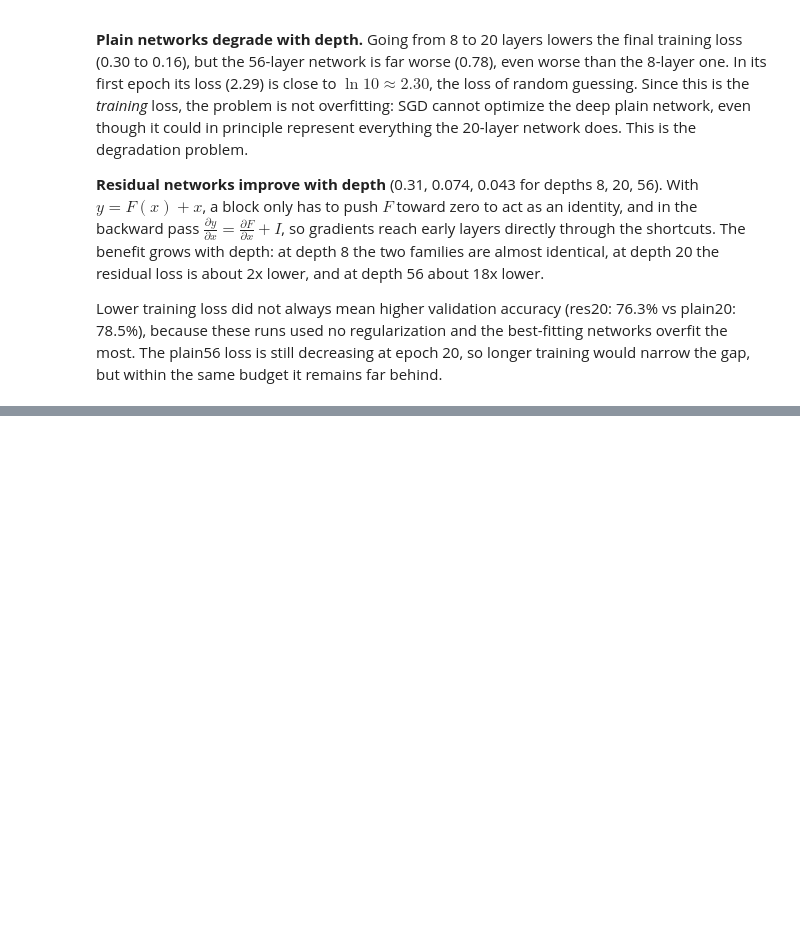
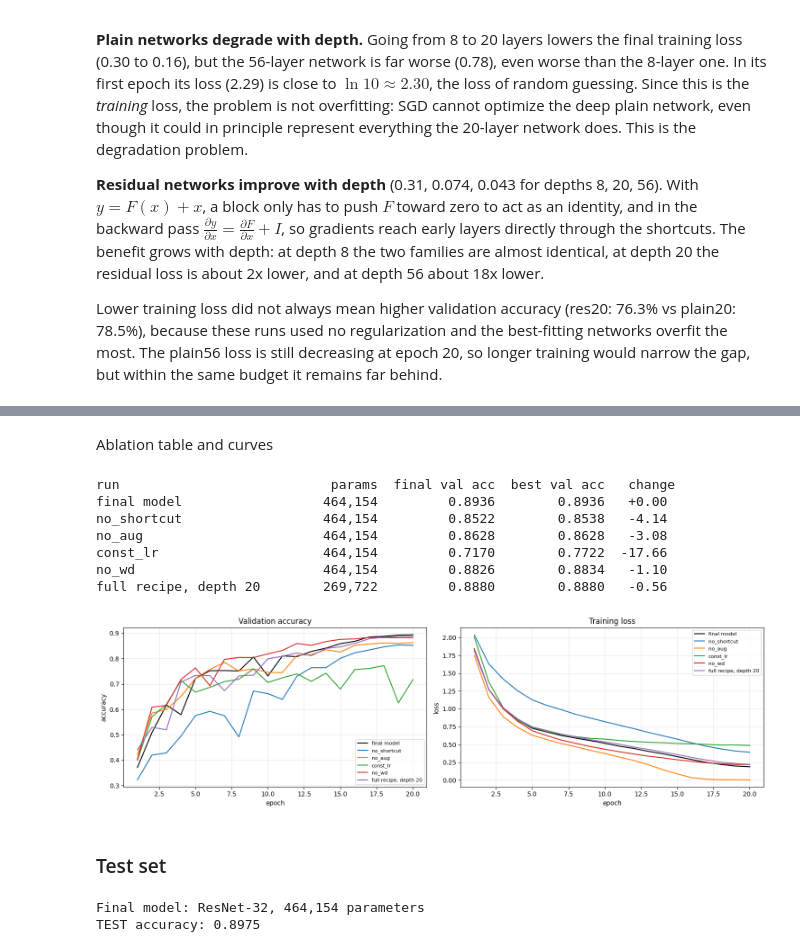
Before and after one commit to isurika23/EN4554_Deep-Learning-for-Vision, a Jupyter notebook: EN4554_Assignment02_CNN/EN4554_Assignment02_CNN.ipynb, the cells around one changed output, grey strips where cells are left out. Saved outputs shown, nothing was run; the diff lists cells and outputs as text; code cells hidden in the pictures; blank space fills up the shorter version.

Commit message:
Task 04 - no interpretation

```diff
--- a/EN4554_Assignment02_CNN/EN4554_Assignment02_CNN.ipynb
+++ b/EN4554_Assignment02_CNN/EN4554_Assignment02_CNN.ipynb
@@ -1245,0 +1375,58 @@ Lower training loss did not always mean higher validation accuracy (res20: 76.3%
+# %% [markdown]
+Ablation table and curves
+# %%
+final_key = f'full_res{best_depth}'
+ref = results4[final_key]['val_acc'][-1]
+labels = {final_key: 'final model'}
+labels.update({f'{n}_res{best_depth}': n for n in ablations})
+other = 20 if best_depth == 32 else 32
+labels[f'full_res{other}'] = f'full recipe, depth {other}'
+
+print(f"{'run':<26}{'params':>10}{'final val acc':>15}{'best val acc':>14}{'change':>9}")
+for key, lab in labels.items():
+    h = results4[key]
+    va = h['val_acc'][-1]
+    print(f"{lab:<26}{h['params']:>10,}{va:>15.4f}{max(h['val_acc']):>14.4f}{(va - ref) * 100:>+8.2f}")
+
+fig, ax = plt.subplots(1, 2, figsize=(15, 4.5))
+for key, lab in labels.items():
+    h = results4[key]; ep = range(1, len(h['val_acc']) + 1)
+    style = 'k-' if key == final_key else '-'
+    ax[0].plot(ep, h['val_acc'], style, label=lab)
+    ax[1].plot(ep, h['train_loss'], style, label=lab)
+ax[0].set_title('Validation accuracy'); ax[0].set_ylabel('accuracy')
+ax[1].set_title('Training loss'); ax[1].set_ylabel('loss')
+for a in ax:
+    a.set_xlabel('epoch'); a.grid(alpha=0.3); a.legend(fontsize=8)
+plt.tight_layout(); plt.show()
+# %% [output]
+run                           params  final val acc  best val acc   change
+final model                  464,154         0.8936        0.8936   +0.00
+no_shortcut                  464,154         0.8522        0.8538   -4.14
+no_aug                       464,154         0.8628        0.8628   -3.08
+const_lr                     464,154         0.7170        0.7722  -17.66
+no_wd                        464,154         0.8826        0.8834   -1.10
+full recipe, depth 20        269,722         0.8880        0.8880   -0.56
+[figure, added]
+# %% [markdown]
+### Test set
+# %%
+test_path = os.path.join(RESULTS_DIR, 'task4_test.json')
+if os.path.exists(test_path):
+    print("Test set was already evaluated (only once allowed):", json.load(open(test_path)))
+else:
+    test_set = torchvision.datasets.CIFAR10(DATA_ROOT, train=False, download=True, transform=base_tf)
+    test_loader = DataLoader(test_set, batch_size=512, shuffle=False, num_workers=NUM_WORKERS)
+    model = CifarNet(best_depth, residual=True).to(device)
+    model.load_state_dict(torch.load(os.path.join(RESULTS_DIR, f'task4_full_res{best_depth}.pt'),
+                                     map_location=device))
+    test_loss, test_acc = eval_model(model, test_loader)
+    result = {'model': f'full_res{best_depth}', 'params': count_params(model),
+              'test_acc': test_acc, 'test_loss': test_loss}
+    with open(test_path, 'w') as fh:
+        json.dump(result, fh)
+    print(f"Final model: ResNet-{best_depth}, {count_params(model):,} parameters")
+    print(f"TEST accuracy: {test_acc:.4f}")
+# %% [output]
+Final model: ResNet-32, 464,154 parameters
+TEST accuracy: 0.8975
```
Also changed, not shown: parts of 7 cells of this notebook.
